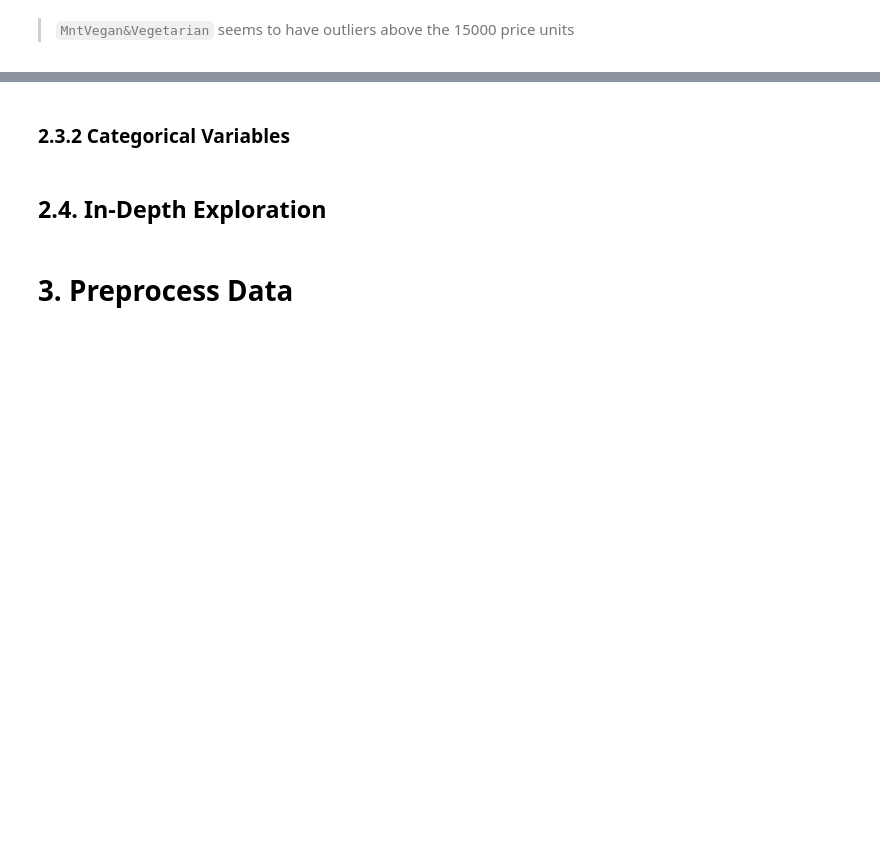
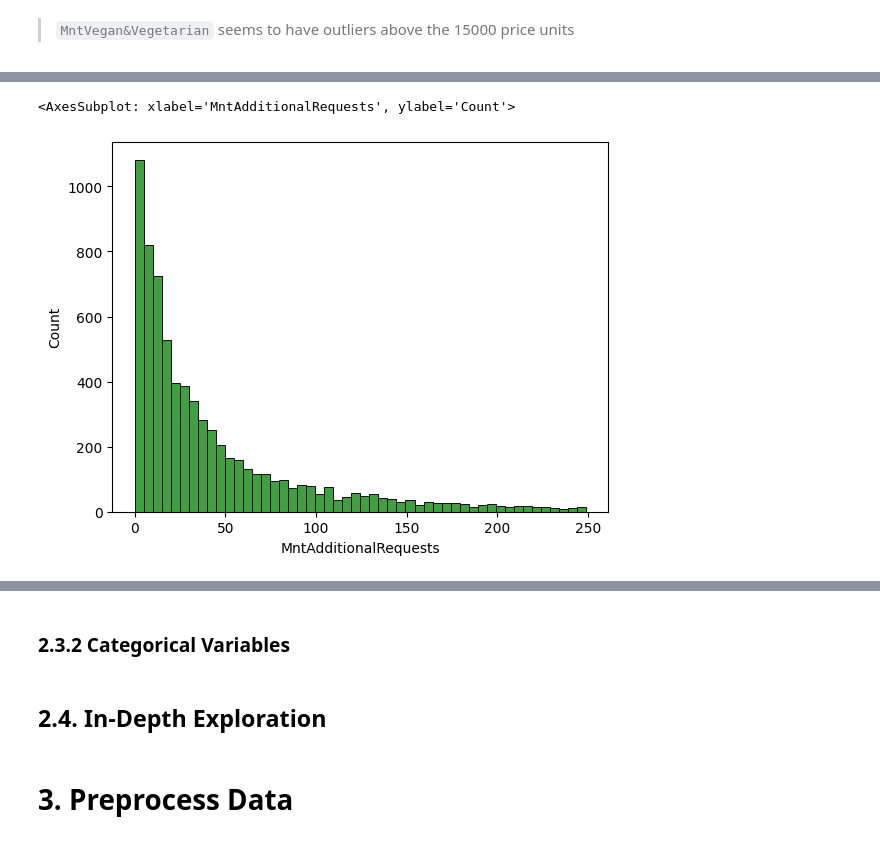
Before and after one commit to MikeOlhao/DSML_projeto, a Jupyter notebook: DSML_202223_Clusters_Group09_Notebook.ipynb, the cells around one changed output, grey strips where cells are left out. Cells and saved outputs as stored; diff of their text form; code cells hidden in the pictures; blank space fills up the shorter version.

```diff
--- a/DSML_202223_Clusters_Group09_Notebook.ipynb
+++ b/DSML_202223_Clusters_Group09_Notebook.ipynb
@@ -374,3 +374,6 @@ sns.histplot(data = df, x = 'MntEntries', color="g")
 # %%
-# sns.histplot(data = df, x = 'MntAdditionalRequests', color="g")
+sns.histplot(data = df, x = 'MntAdditionalRequests', color="g")
+# %% [output]
+<AxesSubplot: xlabel='MntAdditionalRequests', ylabel='Count'>
+[figure, added]
 # %%
```
Also changed, not shown: parts of 26 cells of this notebook, 1 other file.
